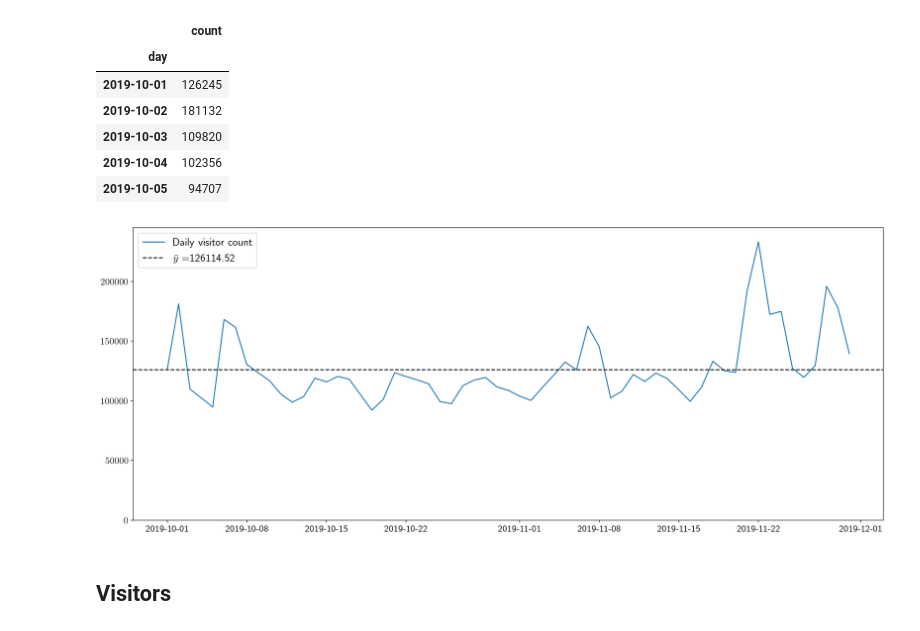
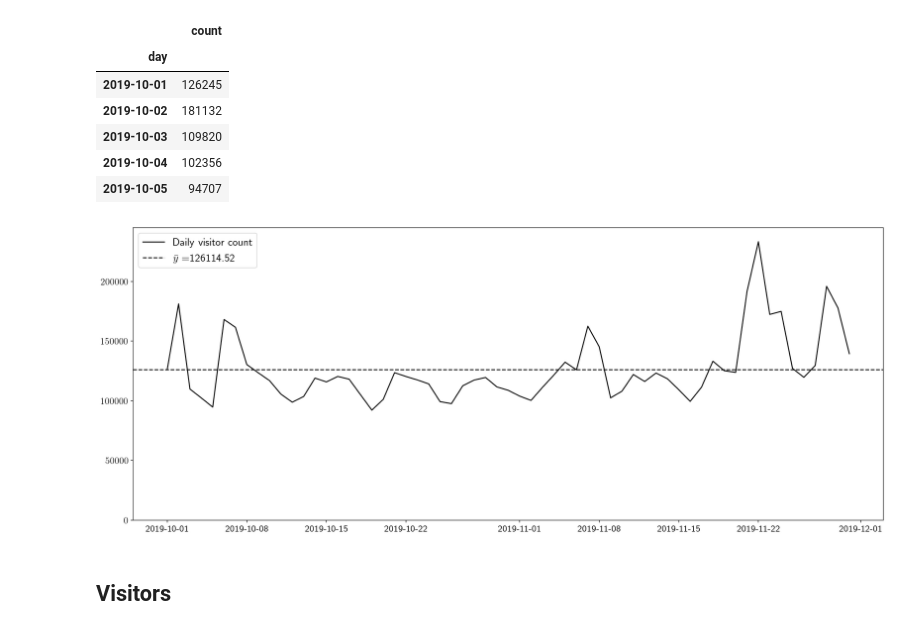
Before and after one commit to WSzP/uxml-ecommerce, a Jupyter notebook: eda-uxml.ipynb, the cells around one changed output. Saved outputs shown, nothing was run; the diff lists cells and outputs as text; code cells hidden in the pictures.

```diff
--- a/eda-uxml.ipynb
+++ b/eda-uxml.ipynb
@@ -13,6 +7,16 @@ from datetime import datetime as dt
 import inflect
 ENG = inflect.engine()
 from constants import (DATA_OCT, DATA_NOV, EXPORT_DIR, UX_CONSTANTS, SEED)
+# %%
+FONT_SIZE = 16
+plt.rcParams['figure.figsize'] = (20,8)
+plt.rcParams['text.usetex'] = True
+plt.rcParams['font.size'] = FONT_SIZE
+plt.rcParams['legend.fontsize'] = FONT_SIZE
+plt.rcParams['xtick.labelsize'] = FONT_SIZE
+plt.rcParams['ytick.labelsize'] = FONT_SIZE
+%config InlineBackend.figure_format ='retina'
+# %matplotlib widget
 # %%
 df = pd.concat([pd.read_csv(DATA_OCT, engine='c', sep=',')
                 ,pd.read_csv(DATA_NOV, engine='c', sep=',')])
@@ -344,17 +350,19 @@ X = pd.Series(daily_visitors.index.values).apply(lambda s: dt.strptime(s, '%Y-%m
 # %%
 ax = plt.subplot()
 
-plt.plot(X,daily_visitors['count'])
+plt.plot(X,daily_visitors['count'],color='k')
 plt.ylim((0,daily_visitors['count'].max()*1.05))
-plt.axhline(y = daily_visitors.mean()[0],linestyle='--', color='black')
+plt.axhline(y = daily_visitors.mean()[0],linestyle='--', color='k')
 
 for label in (ax.get_xticklabels() + ax.get_yticklabels()):
     label.set_fontsize(14)
 
 plt.legend(['Daily visitor count', r"$\bar{y}=$"+f"{daily_visitors.mean()[0]:.2f}"])
+plt.savefig(EXPORT_DIR+'daily-visitor-count.png',dpi=300)
+plt.savefig(EXPORT_DIR+'daily-visitor-count.pdf')
 plt.show()
 # %% [output]
-[figure, old version]
+[figure, new version]
 # %% [markdown]
 ## Visitors
 # %%
```
Also changed, not shown: parts of 10 cells of this notebook, 20 other files.
